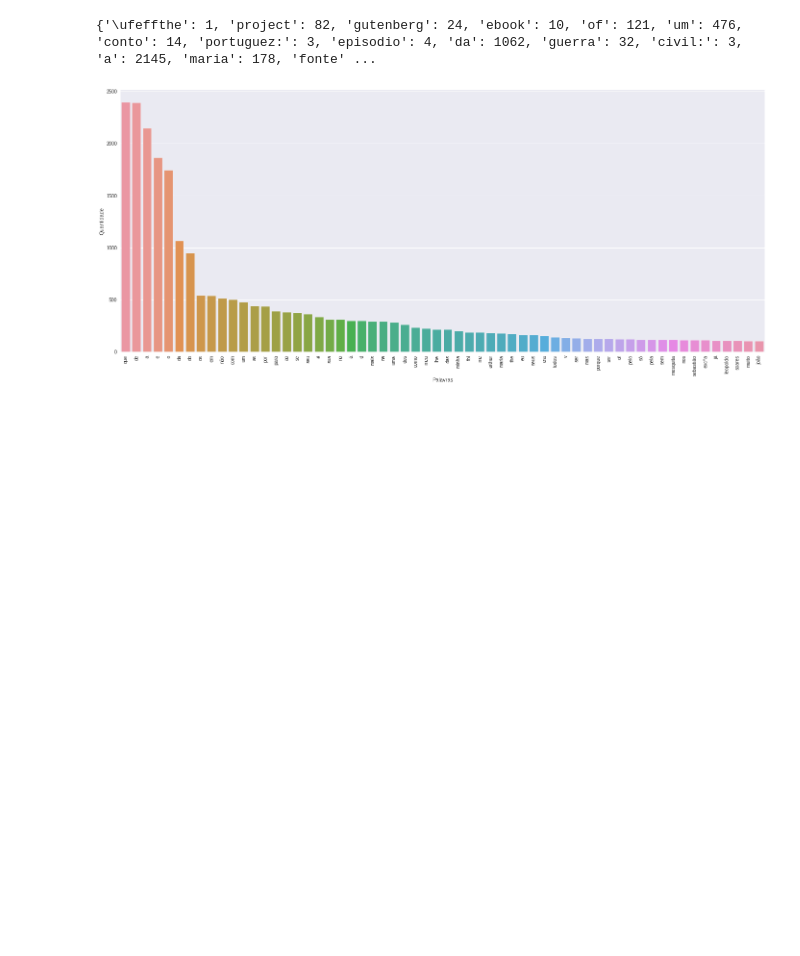
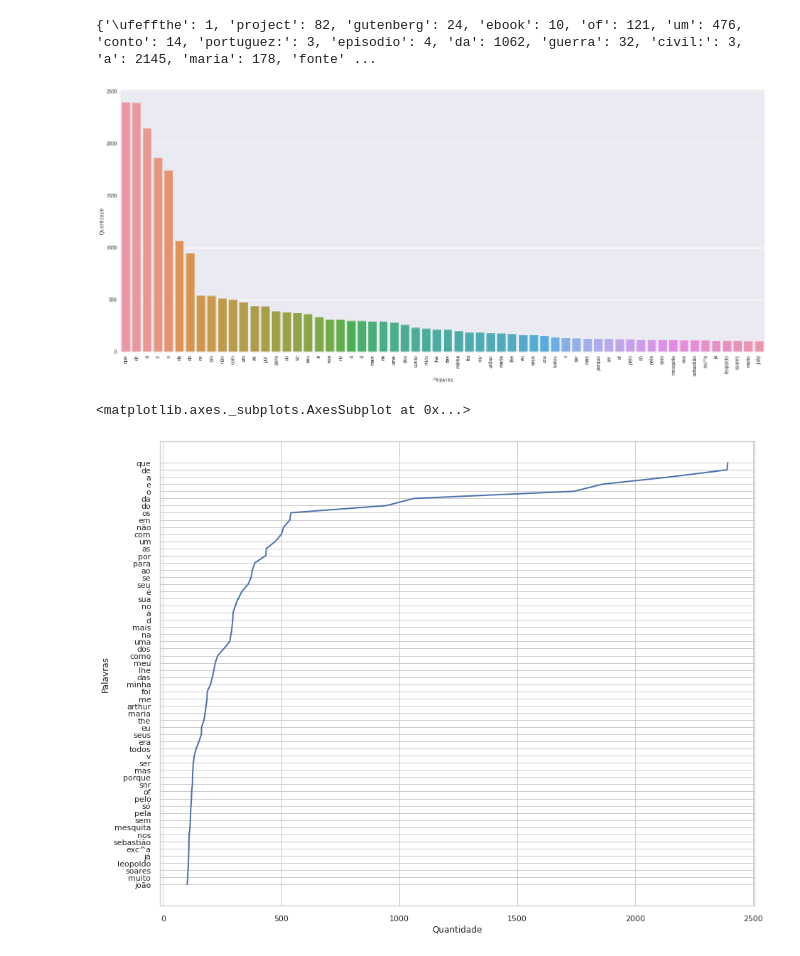
Before and after one commit to EdvanJeronimo/Mackenzie, a Jupyter notebook: Trilha1.ipynb, the cells around one changed output. Cells and saved outputs as stored; diff of their text form; code cells hidden in the pictures; blank space fills up the shorter version.

```diff
--- a/Trilha1.ipynb
+++ b/Trilha1.ipynb
@@ -38,17 +38,25 @@ print(dicionario)
 # %%
 import pandas as pd
 import seaborn as sns
 import matplotlib as mpl
 import matplotlib.pyplot as plt
 
 df = pd.DataFrame(mydict.items(),  columns=['Palavras', 'Quantidade']).sort_values('Quantidade', ascending=False)
 df = df[df['Quantidade'] > 100] # somente palavras que se repetiram mais de 100 vezes
 
+# Visualizando em gráfico de barras
 plt.figure(figsize=(24,10))
 mpl.style.use(['seaborn'])
+
 sns.barplot(x=df.Palavras,y=df['Quantidade'])
 plt.xticks(rotation=90)
+plt.show()
 
-plt.show()
+# Visualizando em gráfico de linha
+plt.figure(figsize=(15,12))
+sns.set_theme(style="whitegrid")
+sns.lineplot(x=df['Quantidade'],y=df.Palavras, palette="tab10", size_norm=100, linewidth=2)
 # %% [output]
 [figure]
+<matplotlib.axes._subplots.AxesSubplot at 0x...>
+[figure, added]
```
